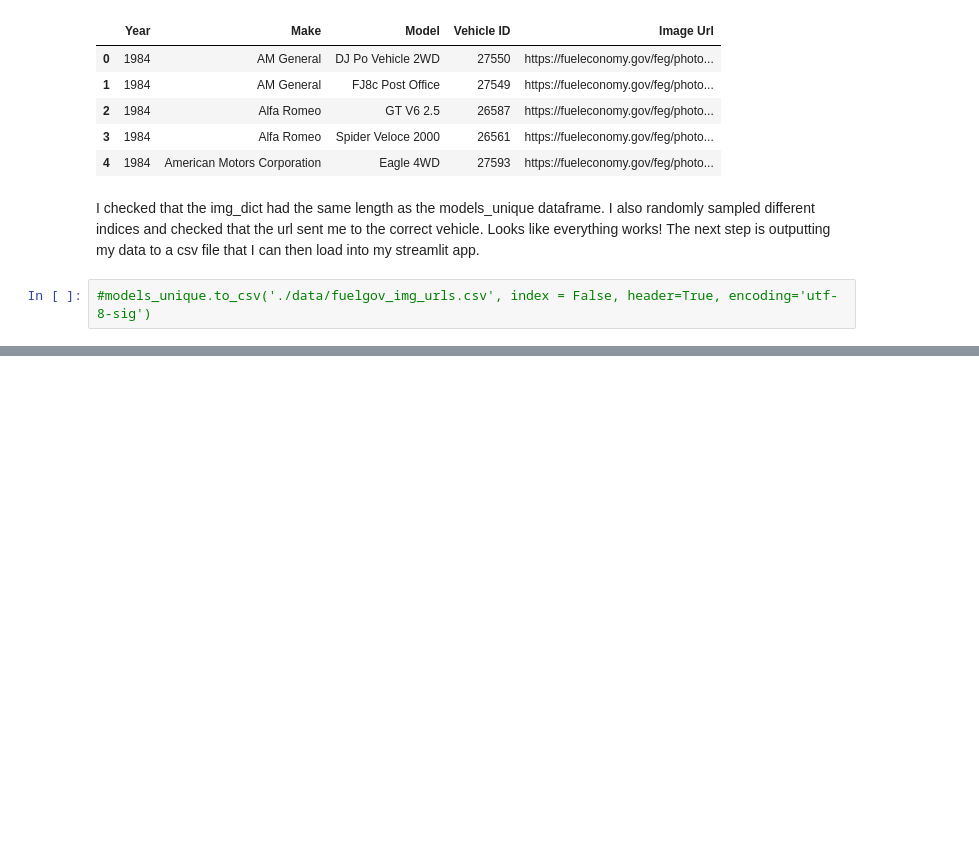
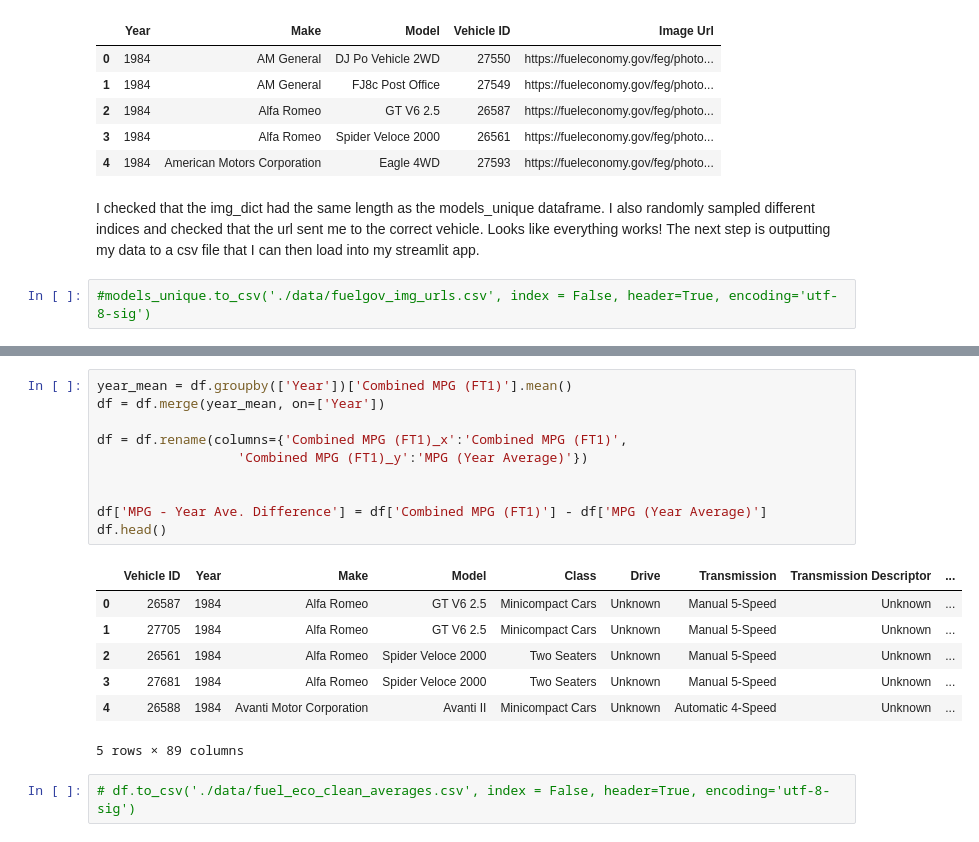
Before and after one commit to chloemd/DAT-1019-Chloe, a Jupyter notebook: Homework/Unit4/HW4_Fuel_Chloe_Part4.ipynb, the cells around one changed output, grey strips where cells are left out. Drawn from its saved outputs; the diff is of its cells as text; blank space fills up the shorter version.

```diff
--- a/Homework/Unit4/HW4_Fuel_Chloe_Part4.ipynb
+++ b/Homework/Unit4/HW4_Fuel_Chloe_Part4.ipynb
@@ -127,0 +184,20 @@ I checked that the img_dict had the same length as the models_unique dataframe.
+# %%
+year_mean = df.groupby(['Year'])['Combined MPG (FT1)'].mean()
+df = df.merge(year_mean, on=['Year'])
+
+df = df.rename(columns={'Combined MPG (FT1)_x':'Combined MPG (FT1)',
+                  'Combined MPG (FT1)_y':'MPG (Year Average)'})
+
+
+df['MPG - Year Ave. Difference'] = df['Combined MPG (FT1)'] - df['MPG (Year Average)']
+df.head()
+# %% [output]
+|  | Vehicle ID | Year | Make | Model | Class | Drive | Transmission | Transmission Descriptor | ... |
+| 0 | 26587 | 1984 | Alfa Romeo | GT V6 2.5 | Minicompact Cars | Unknown | Manual 5-Speed | Unknown | ... |
+| 1 | 27705 | 1984 | Alfa Romeo | GT V6 2.5 | Minicompact Cars | Unknown | Manual 5-Speed | Unknown | ... |
+| 2 | 26561 | 1984 | Alfa Romeo | Spider Veloce 2000 | Two Seaters | Unknown | Manual 5-Speed | Unknown | ... |
+| 3 | 27681 | 1984 | Alfa Romeo | Spider Veloce 2000 | Two Seaters | Unknown | Manual 5-Speed | Unknown | ... |
+| 4 | 26588 | 1984 | Avanti Motor Corporation | Avanti II | Minicompact Cars | Unknown | Automatic 4-Speed | Unknown | ... |
+5 rows × 89 columns
+# %%
+# df.to_csv('./data/fuel_eco_clean_averages.csv', index = False, header=True, encoding='utf-8-sig')
```
Also changed, not shown: parts of 5 cells of this notebook, 2 other files.
